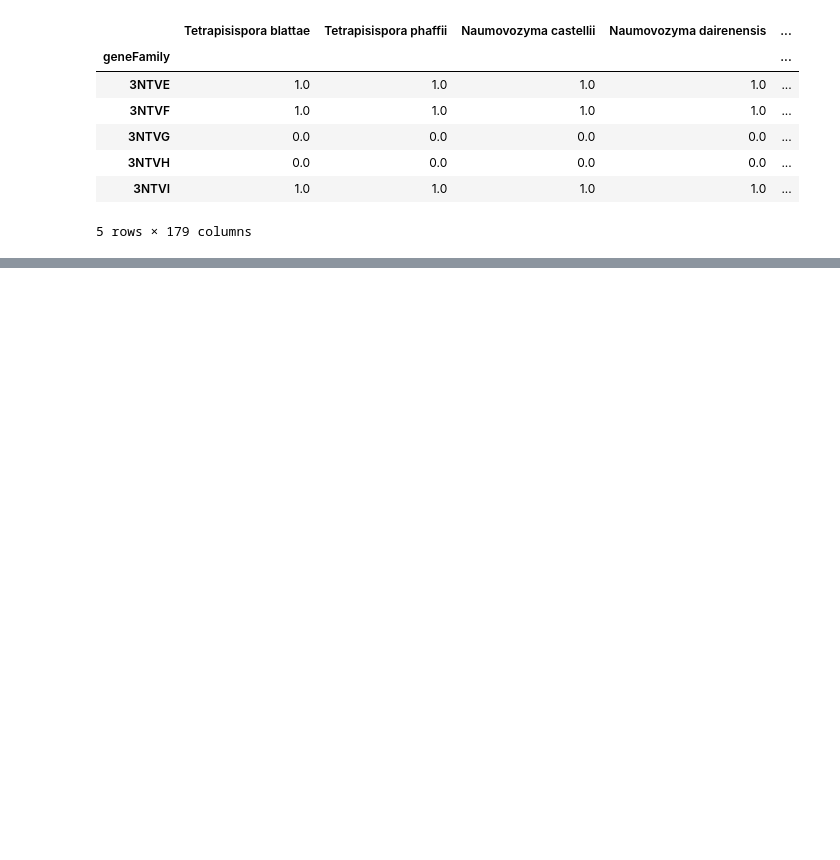
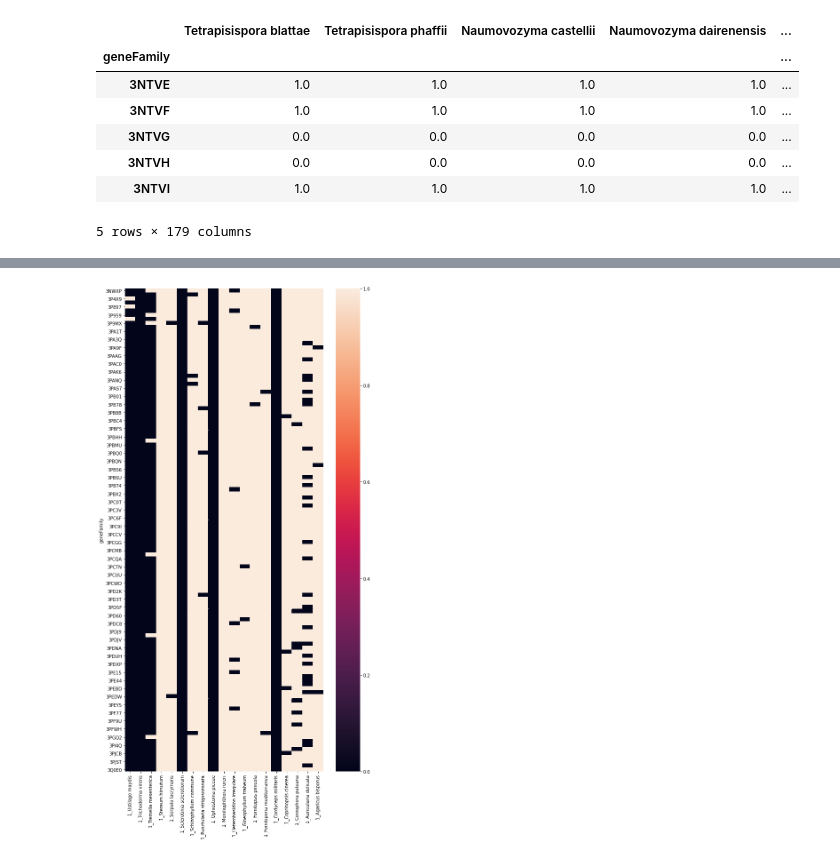
Before and after one commit to 2bogo/fungi_eggnog, a Jupyter notebook: analysis.ipynb, the cells around one changed output, grey strips where cells are left out. Drawn from its saved outputs; the diff is of its cells as text; code cells hidden in the pictures; blank space fills up the shorter version.

```diff
--- a/analysis.ipynb
+++ b/analysis.ipynb
@@ -16,0 +48,2 @@ df.head()
+# %%
+cut = np.percentile(fi[(fi != 0 )],99)
@@ -16,0 +54,7 @@ df.head()
+# %%
+m = fi > cut
+df_m = df_selected[m]
+df_m.columns = [str(dic_Y[x]) + '_' +x for x in df_m.columns]
+c =  sorted(df_m.columns)[::-1]
+
+df_sorted = df_m[c]
@@ -16,0 +72,19 @@ df.head()
+# %%
+def colIX(x):
+    if x.split('_')[0] == '1':
+        return True
+    else:
+        return False
+
+
+m1 = [colIX(x) for x in df_sorted.columns]
+m2 = [not x for x in m1]
+
+df_fruit = df_sorted[df_sorted.columns[m1]]
+df_not = df_sorted[df_sorted.columns[m2]]
+# %%
+fig, ax = plt.subplots(figsize=(10,20))
+sns.heatmap(df_fruit)
+plt.show()
+# %% [output]
+[figure, added]
```
Also changed, not shown: parts of 10 cells of this notebook, 2 other files.
